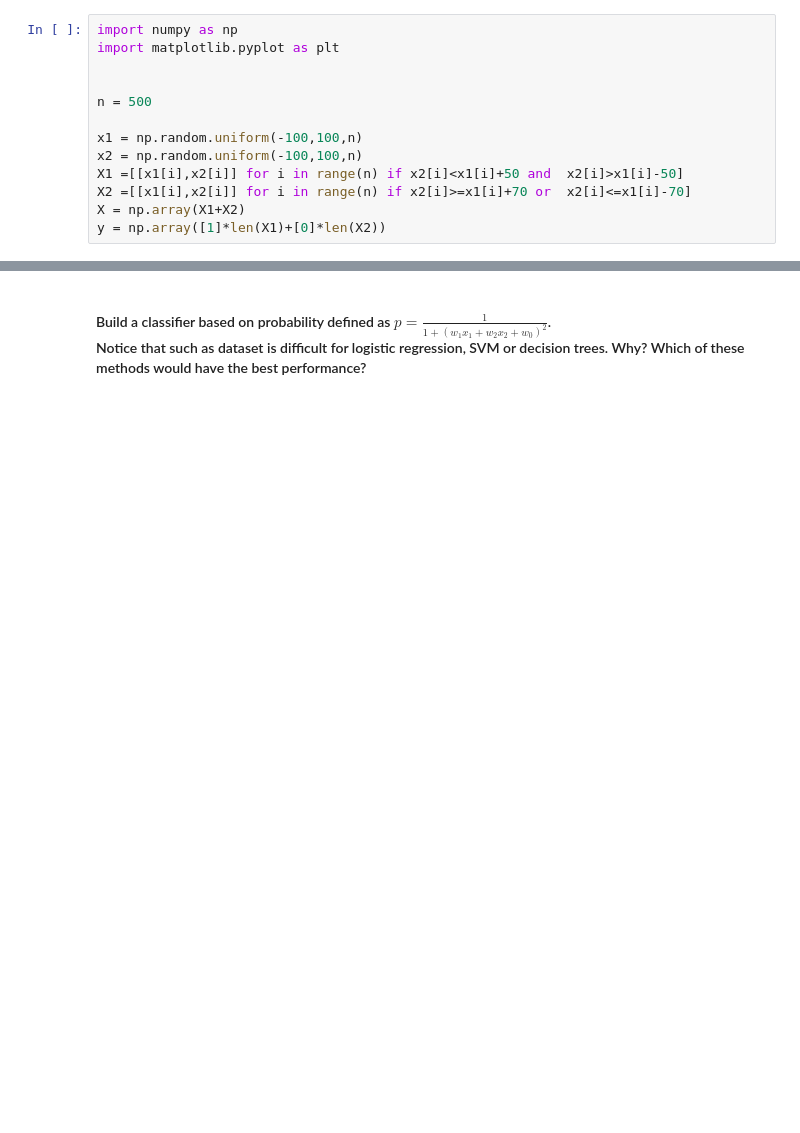
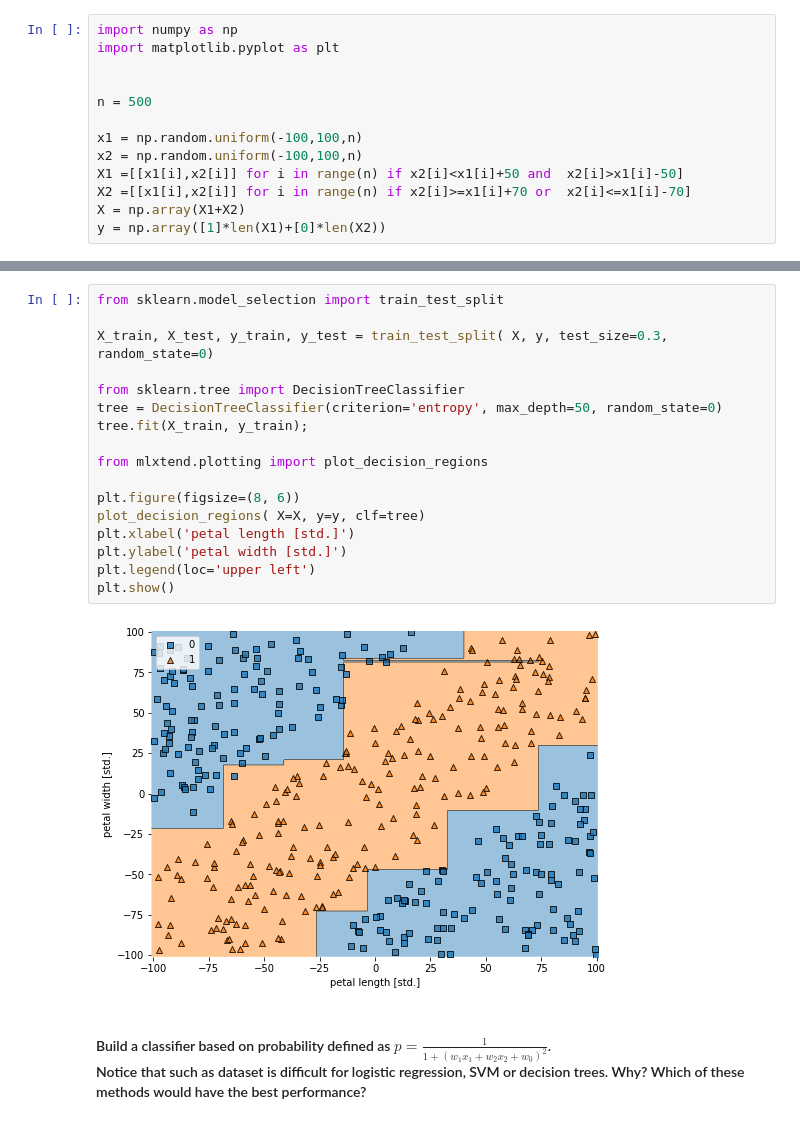
Before and after one commit to adkwazar/current, a Jupyter notebook: revision.ipynb, the cells around one changed output, grey strips where cells are left out. Cells and saved outputs as stored; diff of their text form; blank space fills up the shorter version.

```diff
--- a/revision.ipynb
+++ b/revision.ipynb
@@ -92,3 +217,22 @@ plt.show()
+# %%
+from sklearn.model_selection import train_test_split
+
+X_train, X_test, y_train, y_test = train_test_split( X, y, test_size=0.3, random_state=0)
+
+from sklearn.tree import DecisionTreeClassifier
+tree = DecisionTreeClassifier(criterion='entropy', max_depth=50, random_state=0)
+tree.fit(X_train, y_train);
+
+from mlxtend.plotting import plot_decision_regions
+
+plt.figure(figsize=(8, 6))
+plot_decision_regions( X=X, y=y, clf=tree)
+plt.xlabel('petal length [std.]')
+plt.ylabel('petal width [std.]')
+plt.legend(loc='upper left')
+plt.show()
+# %% [output]
+[figure, added]
 # %% [markdown]
 <h4> Build a classifier based on probability defined as $p = \frac{1}{1+(w_1x_1+w_2x_2+w_0)^2}$.
 
```
Also changed, not shown: parts of 31 cells of this notebook.
